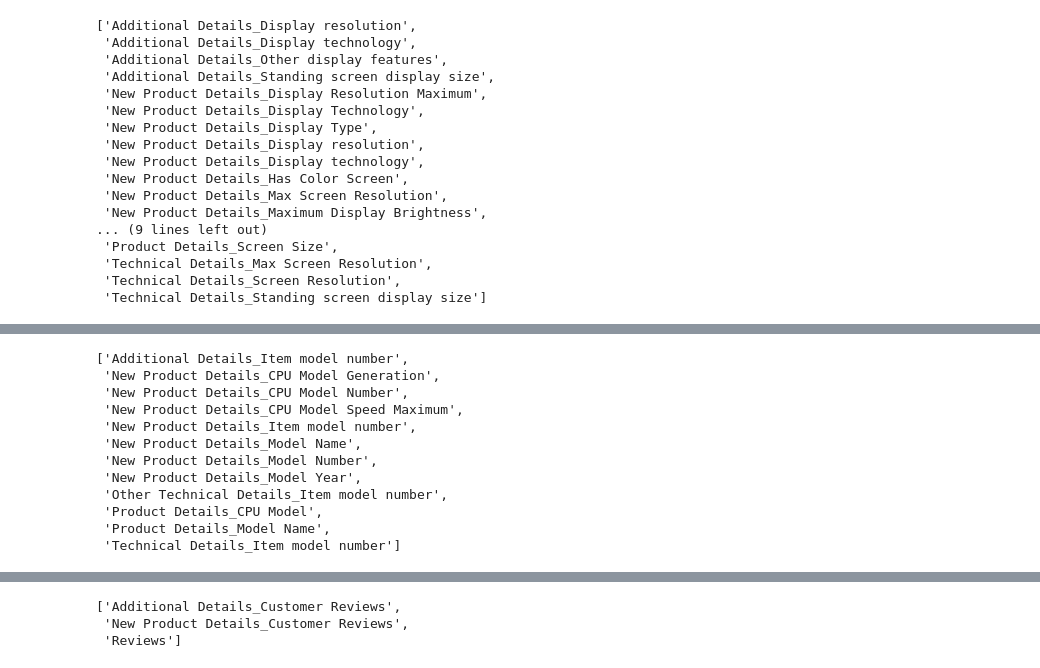
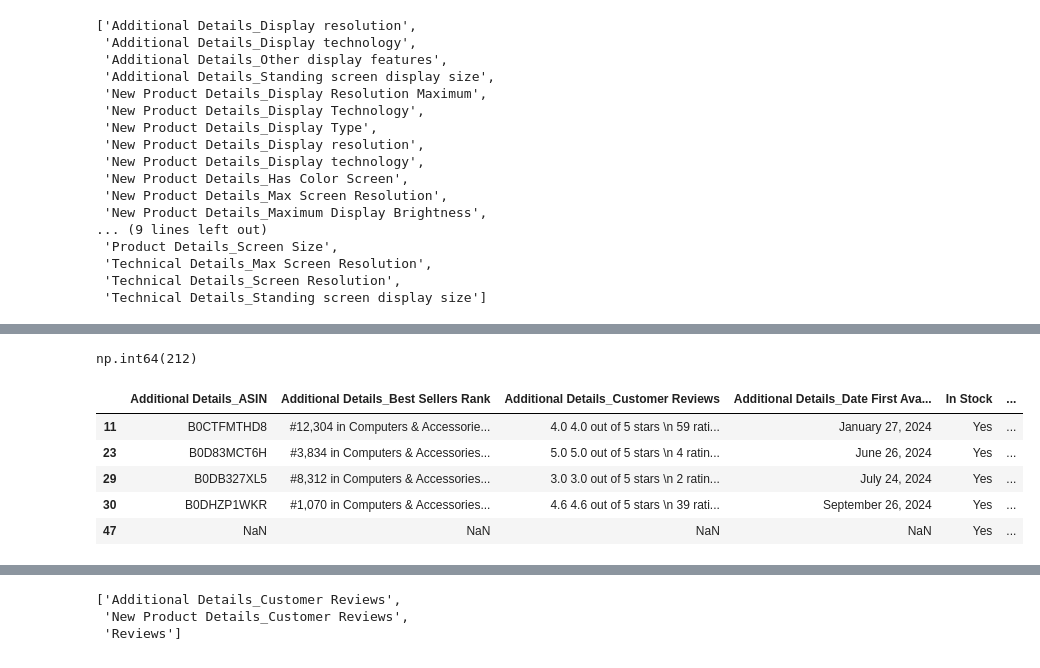
Before and after one commit to VaibhavSaran/CSE-587-PROJECT-LAPTRACK, a Jupyter notebook: Phase2/dataCollection/amazon/amazonCleaning.ipynb, the cells around one changed output, grey strips where cells are left out. Drawn from its saved outputs; the diff is of its cells as text; code cells hidden in the pictures.

```diff
--- a/Phase2/dataCollection/amazon/amazonCleaning.ipynb
+++ b/Phase2/dataCollection/amazon/amazonCleaning.ipynb
@@ -202,0 +795,3 @@ df['Display_size'] = df[displaySizeColumns].bfill(axis=1).iloc[:,0]
+# %%
+df = df[~noDisplayCondition]
+df.shape
@@ -202,0 +821,3 @@ df['Display_size'] = df[displaySizeColumns].bfill(axis=1).iloc[:,0]
+# %%
+pd.set_option('display.max_rows', None)
+df[modelColumnsFiltered + ['URL','Title']].head()
@@ -203,25 +831,29 @@ df['Display_size'] = df[displaySizeColumns].bfill(axis=1).iloc[:,0]
 # %%
-modelNameColumns = ['New Product Details_Model Name', 'Product Details_Model Name']
+#Model Name
+modelNameColumns = ['Product Details_Model Name','New Product Details_Model Name','New Product Details_Series','Other Technical Details_Series']
 df = df.copy()
 df['Laptop_Model_Name'] = df[modelNameColumns].bfill(axis=1).iloc[:,0]
+
+rescrapeDf = rescrapeDf.copy()
+rescrapeDf['Laptop_Model_Name'] = rescrapeDf[modelNameColumns].bfill(axis=1).iloc[:,0]
-# %%
-# For Model Name
-modelColumnsFiltered = [brand for brand in columns if 'model'.lower() in brand.lower() ]
-modelColumnsFiltered
-# %% [output]
-['Additional Details_Item model number',
- 'New Product Details_CPU Model Generation',
- 'New Product Details_CPU Model Number',
- 'New Product Details_CPU Model Speed Maximum',
- 'New Product Details_Item model number',
- 'New Product Details_Model Name',
- 'New Product Details_Model Number',
- 'New Product Details_Model Year',
- 'Other Technical Details_Item model number',
- 'Product Details_CPU Model',
- 'Product Details_Model Name',
- 'Technical Details_Item model number']
+# %%
+rescrapeDf['Laptop_Model_Name'].isnull().sum()
+# %% [output]
+np.int64(212)
 # %%
-modelNumberColumns = ['Additional Details_Item model number','New Product Details_Item model number','Other Technical Details_Item model number','Technical Details_Item model number']
+#For Model Number
+modelNumberColumns = ['Additional Details_Item model number','New Product Details_Item model number','Other Technical Details_Item model number','Technical Details_Item model number','New Product Details_Model Number']
 df = df.copy()
 df['Laptop_Model_Number'] = df[modelNumberColumns].bfill(axis=1).iloc[:,0]
+
+rescrapeDf = rescrapeDf.copy()
+rescrapeDf['Laptop_Model_Number'] = rescrapeDf[modelNumberColumns].bfill(axis=1).iloc[:,0]
+# %%
+df.loc[df['Laptop_Model_Number'].isnull(),:].dropna(axis=1,how='all').head()
+# %% [output]
+|  | Additional Details_ASIN | Additional Details_Best Sellers Rank | Additional Details_Customer Reviews | Additional Details_Date First Ava... | In Stock | ... |
+| 11 | B0CTFMTHD8 | #12,304 in Computers & Accessorie... | 4.0 4.0 out of 5 stars \n 59 rati... | January 27, 2024 | Yes | ... |
+| 23 | B0D83MCT6H | #3,834 in Computers & Accessories... | 5.0 5.0 out of 5 stars \n 4 ratin... | June 26, 2024 | Yes | ... |
+| 29 | B0DB327XL5 | #8,312 in Computers & Accessories... | 3.0 3.0 out of 5 stars \n 2 ratin... | July 24, 2024 | Yes | ... |
+| 30 | B0DHZP1WKR | #1,070 in Computers & Accessories... | 4.6 4.6 out of 5 stars \n 39 rati... | September 26, 2024 | Yes | ... |
+| 47 | NaN | NaN | NaN | NaN | Yes | ... |
```
Also changed, not shown: parts of 90 cells of this notebook, 7 other files.
